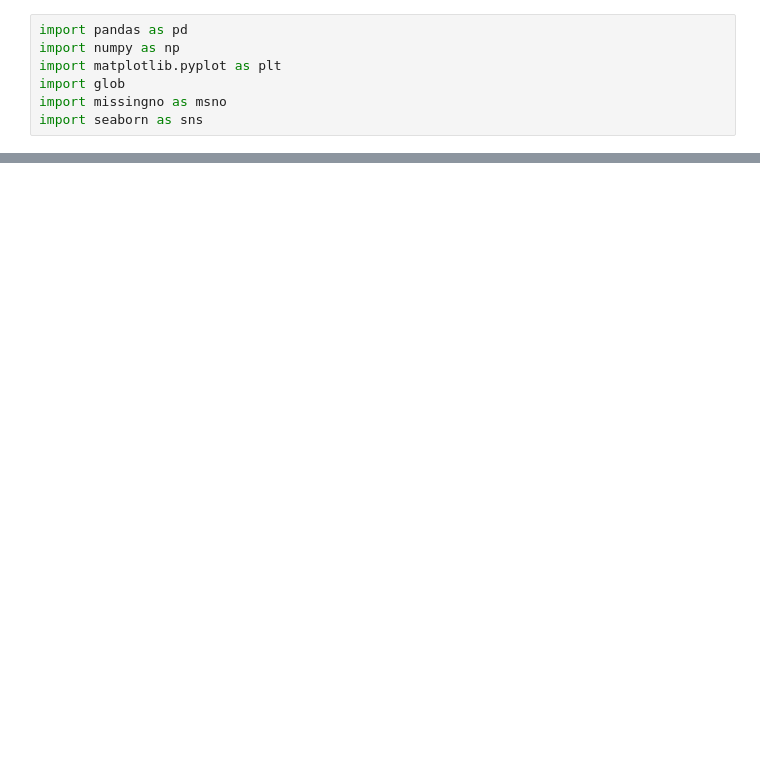
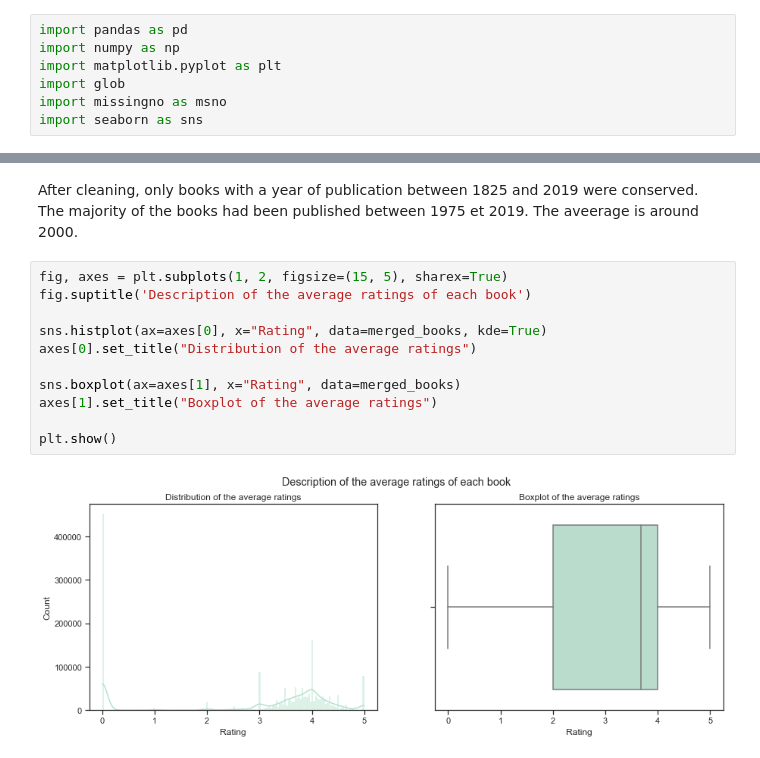
Before and after one commit to cecilegltslmcs/recommender_sys_books, a Jupyter notebook: P7_01_notebookcleaning.ipynb, the cells around one changed output, grey strips where cells are left out. Cells and saved outputs as stored; diff of their text form; blank space fills up the shorter version.

```diff
--- a/P7_01_notebookcleaning.ipynb
+++ b/P7_01_notebookcleaning.ipynb
@@ -40,0 +82,15 @@ msno.matrix(merged_books)
+# %% [markdown]
+After cleaning, only books with a year of publication between 1825 and 2019 were conserved. The majority of the books had been published between 1975 et 2019. The aveerage is around 2000.
+# %%
+fig, axes = plt.subplots(1, 2, figsize=(15, 5), sharex=True)
+fig.suptitle('Description of the average ratings of each book')
+
+sns.histplot(ax=axes[0], x="Rating", data=merged_books, kde=True)
+axes[0].set_title("Distribution of the average ratings")
+
+sns.boxplot(ax=axes[1], x="Rating", data=merged_books)
+axes[1].set_title("Boxplot of the average ratings")
+
+plt.show()
+# %% [output]
+[figure, added]
```
Also changed, not shown: parts of 16 cells of this notebook.
